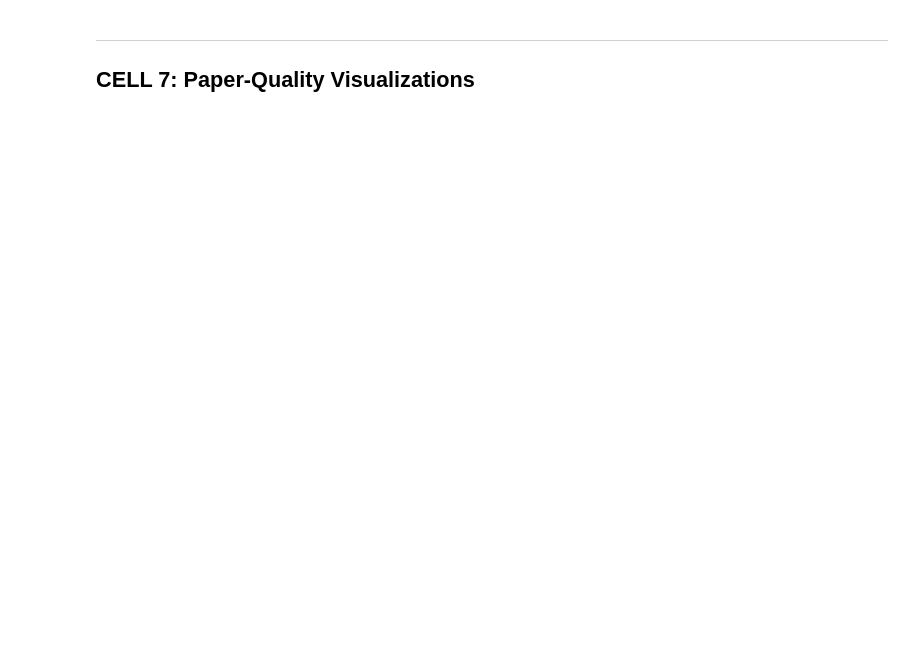
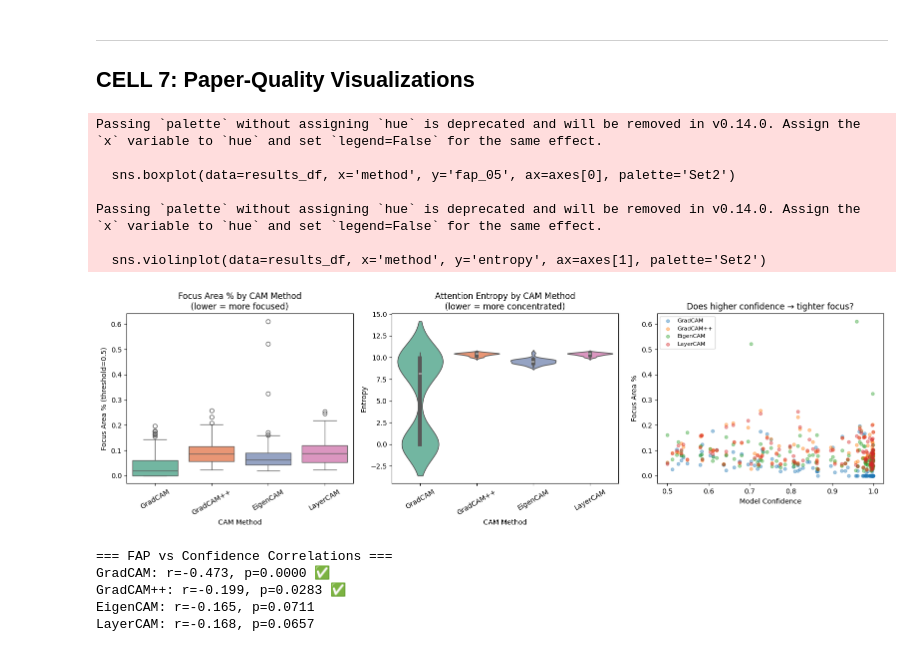
Before and after one commit to saiyudhaplhaomega/Skin_Lesion_Classification_frontend, a Jupyter notebook: notebooks/RQ1_cam_variant_comparison.ipynb, the cells around one changed output. Saved outputs shown, nothing was run; the diff lists cells and outputs as text; code cells hidden in the pictures; blank space fills up the shorter version.

```diff
--- a/notebooks/RQ1_cam_variant_comparison.ipynb
+++ b/notebooks/RQ1_cam_variant_comparison.ipynb
@@ -386,6 +456,9 @@ Target: 150+ correctly classified images for reliable statistics.
 
 **NOTE**: This cell takes several minutes on CPU. Use GPU if available.
 # %%
+import os
+os.makedirs("outputs/figures", exist_ok=True)
+os.makedirs("outputs/metrics", exist_ok=True)
 from tqdm import tqdm
 import scipy.stats as stats
 
@@ -409,9 +482,9 @@ for _, row in tqdm(eval_sample.iterrows(), total=len(eval_sample)):
 
         with torch.no_grad():
             out = model(input_t)
-            probs = torch.softmax(out, dim=1)[0]
-            pred_class = probs.argmax().item()
-            confidence = probs[pred_class].item()
+            prob_mal = torch.sigmoid(out[0, 0]).item()
+            pred_class = int(prob_mal > 0.5)
+            confidence = prob_mal if pred_class == 1 else 1 - prob_mal
 
         # ONLY process correctly classified images
         if pred_class != int(row['label']):
@@ -419,7 +492,7 @@ for _, row in tqdm(eval_sample.iterrows(), total=len(eval_sample)):
 
         for method_name, cam_class in cam_variants.items():
             with cam_class(model=model, target_layers=[target_layer]) as cam_gen:
-                cam = cam_gen(input_tensor=input_t, targets=[ClassifierOutputTarget(pred_class)])[0]
+                cam = cam_gen(input_tensor=input_t, targets=[ClassifierOutputTarget(0)])[0]
 
             results.append({
                 'image_id':   row['image_id'],
@@ -436,7 +509,7 @@ for _, row in tqdm(eval_sample.iterrows(), total=len(eval_sample)):
         print(f"Skipping {row['image_id']}: {e}")
 
 results_df = pd.DataFrame(results)
-results_df.to_csv('../outputs/metrics/RQ1_cam_comparison.csv', index=False)
+results_df.to_csv('outputs/metrics/RQ1_cam_comparison.csv', index=False)
 print(f"\nProcessed {results_df['image_id'].nunique()} images")
 print(f"Results rows: {len(results_df)}")
 print(results_df.groupby('method')[['fap_05', 'entropy']].describe().round(4))
@@ -498,6 +607,9 @@ for i, m1 in enumerate(methods):
 
 ## CELL 7: Paper-Quality Visualizations
 # %%
+import os
+os.makedirs("outputs/figures", exist_ok=True)
+os.makedirs("outputs/metrics", exist_ok=True)
 fig, axes = plt.subplots(1, 3, figsize=(16, 5))
 
 # Plot 1: Box plot of FAP by method
@@ -505,31 +617,45 @@ sns.boxplot(data=results_df, x='method', y='fap_05', ax=axes[0], palette='Set2')
 axes[0].set_title('Focus Area % by CAM Method\n(lower = more focused)', fontsize=12)
 axes[0].set_xlabel('CAM Method')
 axes[0].set_ylabel('Focus Area % (threshold=0.5)')
 axes[0].tick_params(axis='x', rotation=30)
 
 # Plot 2: Entropy distribution
 sns.violinplot(data=results_df, x='method', y='entropy', ax=axes[1], palette='Set2')
 axes[1].set_title('Attention Entropy by CAM Method\n(lower = more concentrated)', fontsize=12)
 axes[1].set_xlabel('CAM Method')
 axes[1].set_ylabel('Entropy')
 axes[1].tick_params(axis='x', rotation=30)
 
 # Plot 3: FAP vs Confidence
 for method in results_df['method'].unique():
     sub = results_df[results_df['method'] == method]
     axes[2].scatter(sub['confidence'], sub['fap_05'], alpha=0.4, s=20, label=method)
 axes[2].set_xlabel('Model Confidence')
 axes[2].set_ylabel('Focus Area %')
 axes[2].set_title('Does higher confidence → tighter focus?', fontsize=12)
 axes[2].legend(fontsize=8)
 
 plt.tight_layout()
-plt.savefig('../outputs/figures/RQ1_statistical_comparison.png', dpi=150, bbox_inches='tight')
+plt.savefig('outputs/figures/RQ1_statistical_comparison.png', dpi=150, bbox_inches='tight')
 plt.show()
 
 # Correlation: FAP vs Confidence per method
 print("=== FAP vs Confidence Correlations ===")
 for method in results_df['method'].unique():
     sub = results_df[results_df['method'] == method]
     r, p = stats.pearsonr(sub['confidence'], sub['fap_05'])
     print(f"{method}: r={r:.3f}, p={p:.4f} {'\u2705' if p < 0.05 else ''}")
+# %% [output]
+Passing `palette` without assigning `hue` is deprecated and will be removed in v0.14.0. Assign the `x` variable to `hue` and set `legend=False` for the same effect.
+
+  sns.boxplot(data=results_df, x='method', y='fap_05', ax=axes[0], palette='Set2')
+
+Passing `palette` without assigning `hue` is deprecated and will be removed in v0.14.0. Assign the `x` variable to `hue` and set `legend=False` for the same effect.
+
+  sns.violinplot(data=results_df, x='method', y='entropy', ax=axes[1], palette='Set2')
+[figure, added]
+=== FAP vs Confidence Correlations ===
+GradCAM: r=-0.473, p=0.0000 ✅
+GradCAM++: r=-0.199, p=0.0283 ✅
+EigenCAM: r=-0.165, p=0.0711
+LayerCAM: r=-0.168, p=0.0657
```
Also changed, not shown: parts of 10 cells of this notebook, 29 other files.
